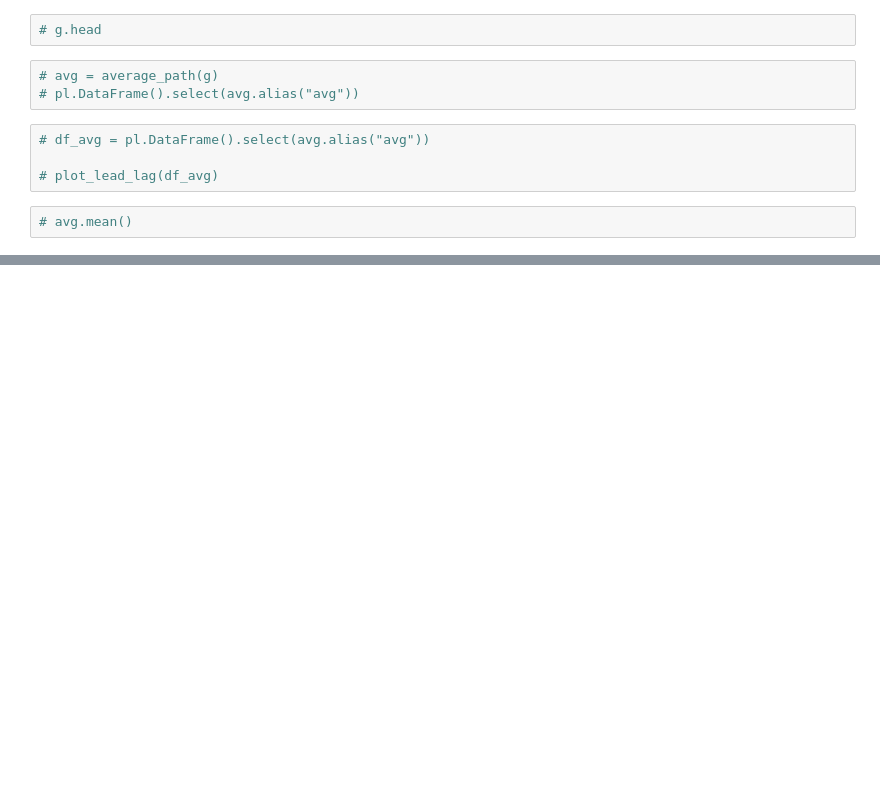
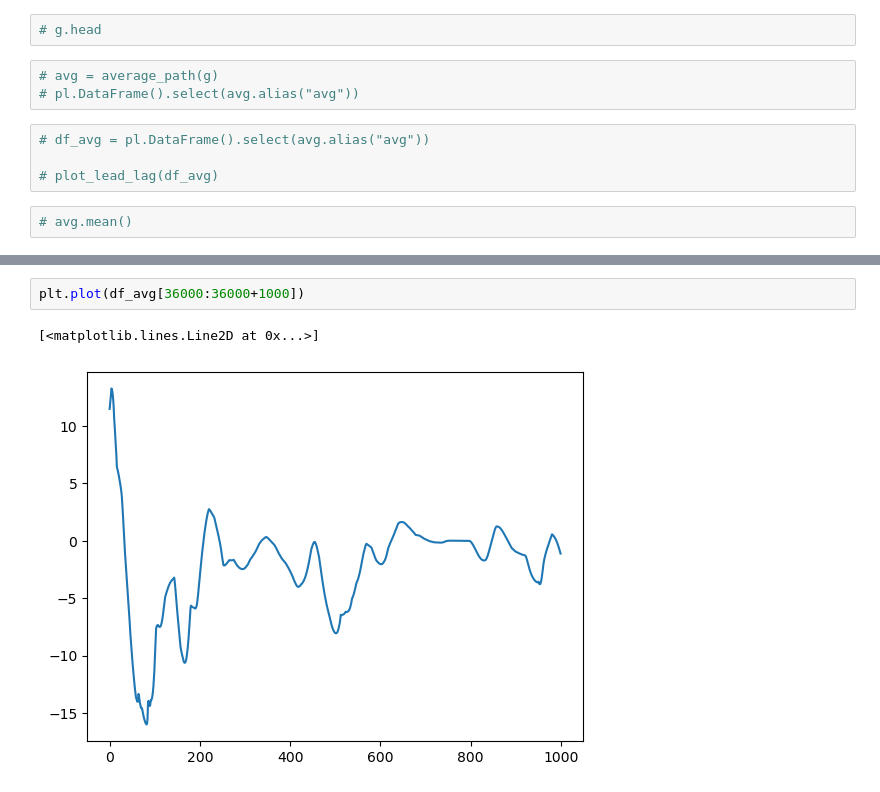
Before and after one commit to GeorgetteFR/thermal_optimal_path, a Jupyter notebook: notebooks/test.ipynb, the cells around one changed output, grey strips where cells are left out. Saved outputs shown, nothing was run; the diff lists cells and outputs as text; blank space fills up the shorter version.

```diff
--- a/notebooks/test.ipynb
+++ b/notebooks/test.ipynb
@@ -143,0 +151,5 @@ df_avg
+# %%
+plt.plot(df_avg[36000:36000+1000])
+# %% [output]
+[<matplotlib.lines.Line2D at 0x...>]
+[figure, added]
```
Also changed, not shown: parts of 4 cells of this notebook, 1 other file.
